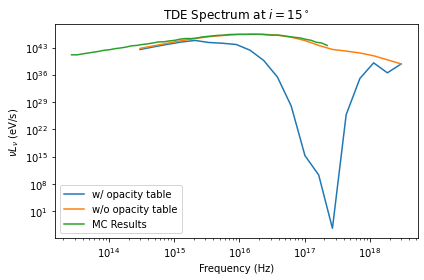
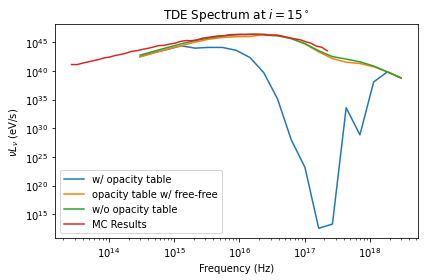
Unified diff of the notebook cell whose output changed from the first chart to the second:
--- before
+++ after
@@ -27,9 +27,9 @@
 ax.plot(freqs1,freqs1*flux*eV,label='w/ opacity table')
 
-#argumentDict['filename_data'] = '../output/r1200_pinhole_tde1335_inc15_opacitytable_test.npz'
-#flux2, freqs2 = sp.get_flux(**argumentDict)
-#thetaWidth = (np.cos(np.radians(argumentDict['inclination'])-np.arctan(2*argumentDict['width']/argumentDict['distance']))-np.cos(np.radians(argumentDict['inclination'])+np.arctan(2*argumentDict['width']/argumentDict['distance'])))
-#flux = (flux2*4*np.pi*distance_cm**2)/(thetaWidth*np.arctan(2*argumentDict['width']/argumentDict['distance']))
-#ax.plot(freqs2,freqs2*flux*eV,label='free-free w/ interp')
+argumentDict['filename_data'] = '../output/r1200_pinhole_tde1335_inc15_opacitytable.npz'
+flux2, freqs2 = sp.get_flux(**argumentDict)
+thetaWidth = (np.cos(np.radians(argumentDict['inclination'])-np.arctan(2*argumentDict['width']/argumentDict['distance']))-np.cos(np.radians(argumentDict['inclination'])+np.arctan(2*argumentDict['width']/argumentDict['distance'])))
+flux = (flux2*4*np.pi*distance_cm**2)/(thetaWidth*np.arctan(2*argumentDict['width']/argumentDict['distance']))
+ax.plot(freqs2,freqs2*flux*eV,label='opacity table w/ free-free')
 
 
@@ -50,3 +50,4 @@
 ax.set_title('TDE Spectrum at $i = 15^\\circ$')
 plt.tight_layout()
+plt.savefig('../plots/tde1335_spectrum_opacitytable_test.png', bbox_inches='tight', dpi=300)
 plt.show()

Commit: spm working